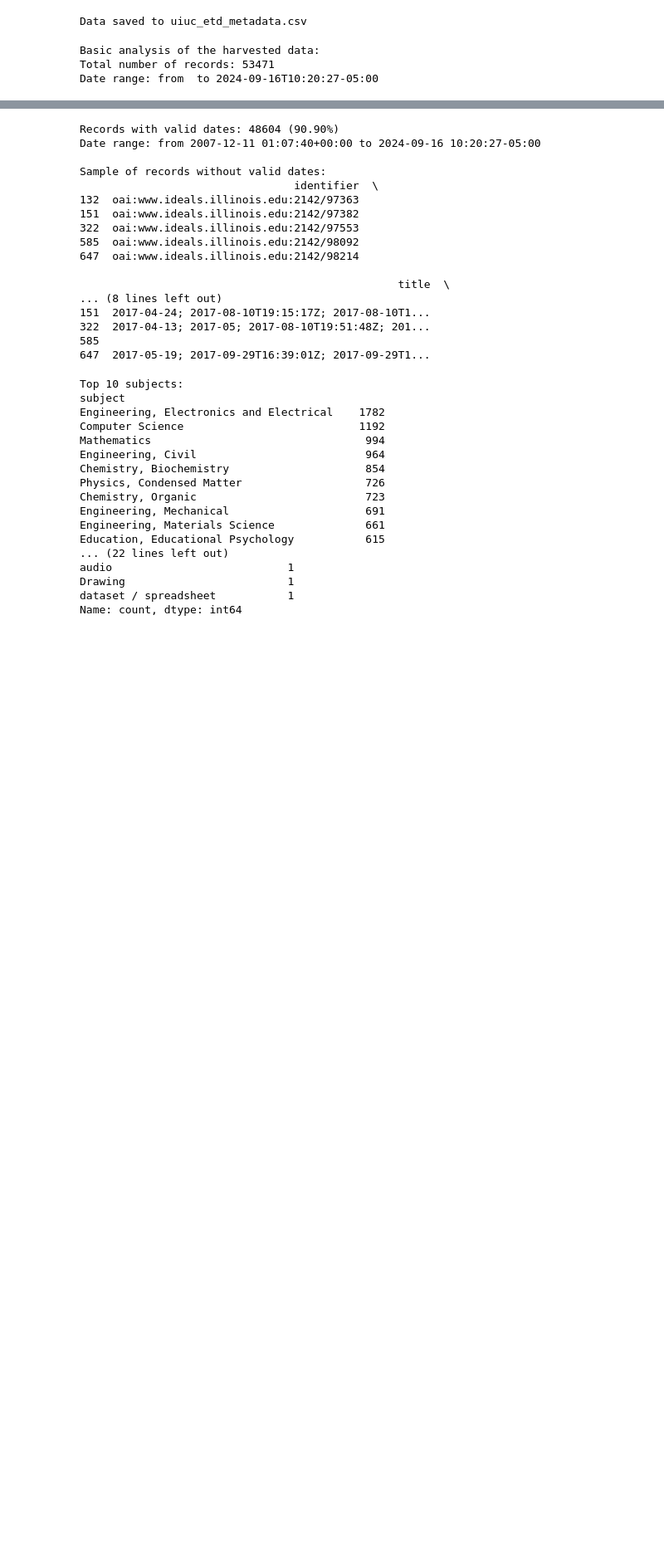
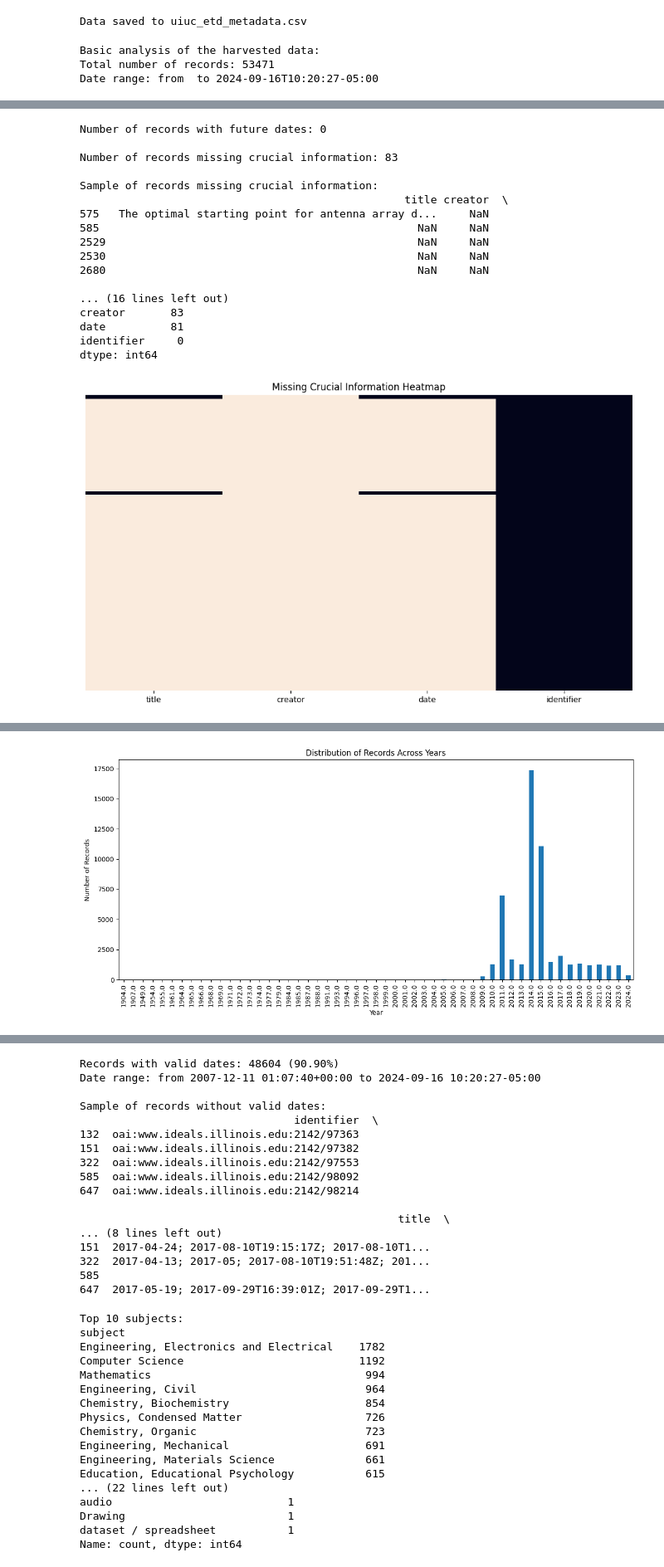
Before and after one commit to tongwu22/ETD, a Jupyter notebook: UIUC_metadata_harvester.ipynb, the cells around one changed output, grey strips where cells are left out. Shown at 83% size. Saved outputs shown, nothing was run; the diff lists cells and outputs as text; code cells hidden in the pictures; blank space fills up the shorter version.

```diff
--- a/UIUC_metadata_harvester.ipynb
+++ b/UIUC_metadata_harvester.ipynb
@@ -128,0 +325,77 @@ Date range: from  to 2024-09-16T10:20:27-05:00
+# %%
+import pandas as pd
+import matplotlib.pyplot as plt
+import seaborn as sns
+from datetime import datetime
+
+# Load the CSV file
+df = pd.read_csv('uiuc_etd_metadata.csv')
+
+
+# 3. Look into records missing crucial information
+crucial_fields = ['title', 'creator', 'date', 'identifier']
+missing_crucial = df[df[crucial_fields].isnull().any(axis=1)]
+print(f"\nNumber of records missing crucial information: {len(missing_crucial)}")
+
+if not missing_crucial.empty:
+    print("\nSample of records missing crucial information:")
+    print(missing_crucial[crucial_fields].head())
+
+    # Count of missing values for each crucial field
+    missing_counts = missing_crucial[crucial_fields].isnull().sum()
+    print("\nCount of missing values for crucial fields:")
+    print(missing_counts)
+
+    # Visualize missing crucial information
+    plt.figure(figsize=(10, 6))
+    sns.heatmap(missing_crucial[crucial_fields].isnull(), cbar=False, yticklabels=False)
+    plt.title('Missing Crucial Information Heatmap')
+    plt.tight_layout()
+    plt.show()
+
+# 4. Analyze the distribution of records across years
+df['year'] = df['earliest_date'].dt.year
+year_distribution = df['year'].value_counts().sort_index()
+print("\nDistribution of records across years:")
+print(year_distribution)
+
+# Visualize year distribution
+plt.figure(figsize=(12, 6))
+year_distribution.plot(kind='bar')
+plt.title('Distribution of Records Across Years')
+plt.xlabel('Year')
+plt.ylabel('Number of Records')
+plt.tight_layout()
+plt.show()
+
+# 5. Check for any anomalies in the earliest dates
+print("\nEarliest date statistics:")
+print(df['earliest_date'].describe())
+
+# Visualize earliest date distribution
+plt.figure(figsize=(12, 6))
+df['earliest_date'].hist(bins=50)
+plt.title('Distribution of Earliest Dates')
+plt.xlabel('Date')
+plt.ylabel('Number of Records')
+plt.tight_layout()
+plt.show()
+# %% [output]
+Number of records with future dates: 0
+
+Number of records missing crucial information: 83
+
+Sample of records missing crucial information:
+                                                  title creator  \
+575   The optimal starting point for antenna array d...     NaN
+585                                                 NaN     NaN
+2529                                                NaN     NaN
+2530                                                NaN     NaN
+2680                                                NaN     NaN
+
+... (16 lines left out)
+creator       83
+date          81
+identifier     0
+dtype: int64
+[figure, added]
@@ -128,0 +419 @@ Date range: from  to 2024-09-16T10:20:27-05:00
+[figure, added]
```
Also changed, not shown: parts of 3 cells of this notebook.
